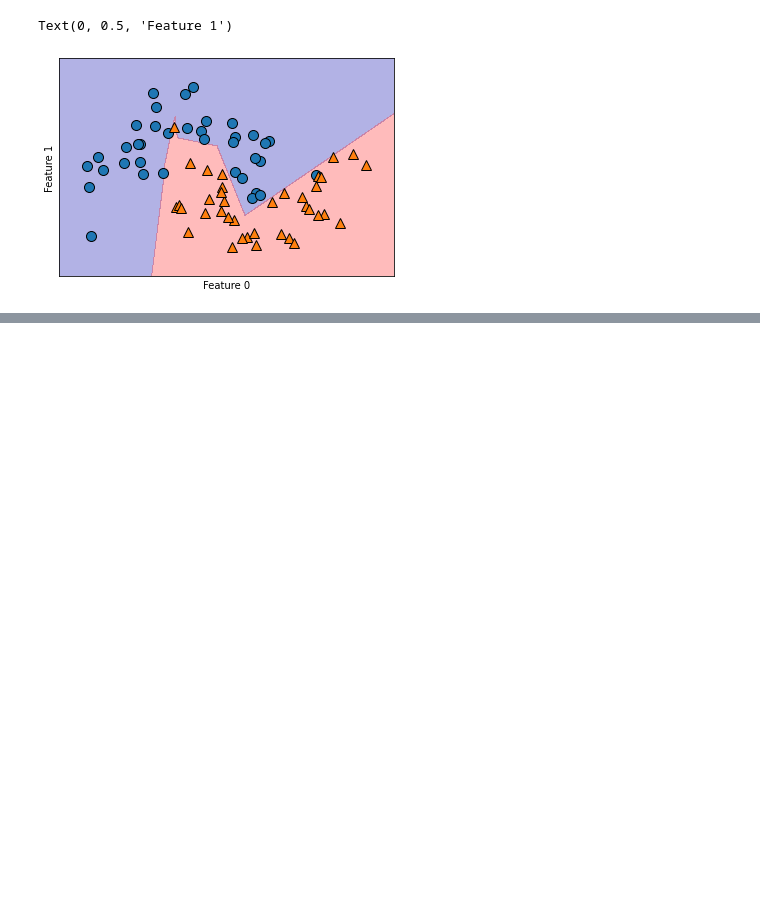
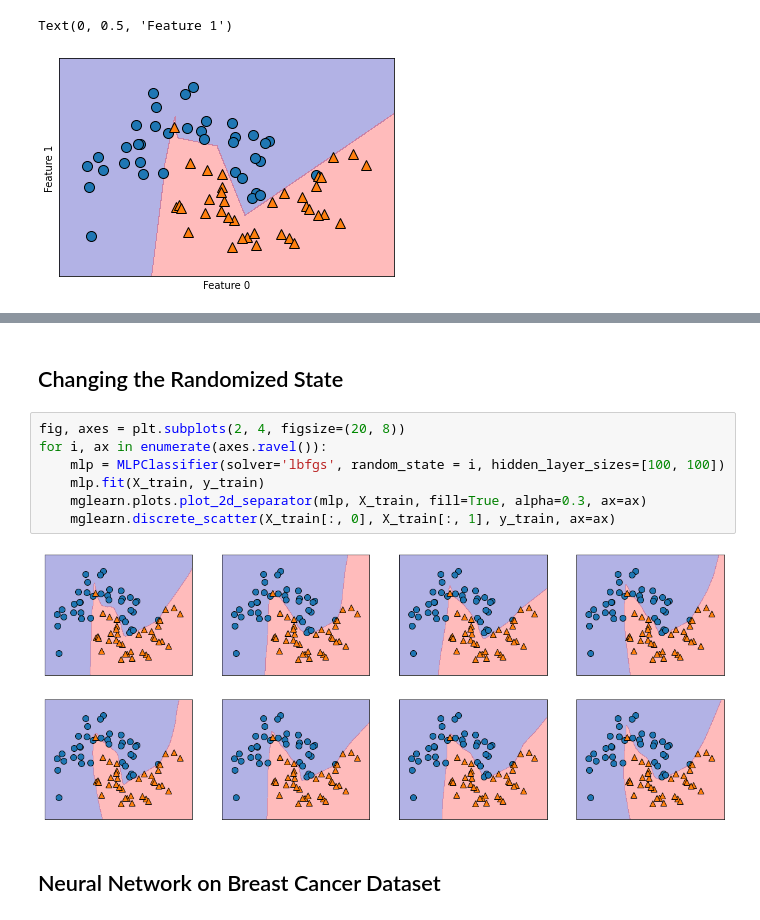
Before and after one commit to aryamanak10/Introduction-to-Machine-Learning-Book-Codes, a Jupyter notebook: Chapter 2/Deep Learning - Neural Networks.ipynb, the cells around one changed output, grey strips where cells are left out. Cells and saved outputs as stored; diff of their text form; blank space fills up the shorter version.

```diff
--- a/Chapter 2/Deep Learning - Neural Networks.ipynb
+++ b/Chapter 2/Deep Learning - Neural Networks.ipynb
@@ -52,0 +107,13 @@ Text(0, 0.5, 'Feature 1')
+# %% [markdown]
+## Changing the Randomized State
+# %%
+fig, axes = plt.subplots(2, 4, figsize=(20, 8))
+for i, ax in enumerate(axes.ravel()):
+    mlp = MLPClassifier(solver='lbfgs', random_state = i, hidden_layer_sizes=[100, 100])
+    mlp.fit(X_train, y_train)
+    mglearn.plots.plot_2d_separator(mlp, X_train, fill=True, alpha=0.3, ax=ax)
+    mglearn.discrete_scatter(X_train[:, 0], X_train[:, 1], y_train, ax=ax)
+# %% [output]
+[figure, added]
+# %% [markdown]
+## Neural Network on Breast Cancer Dataset
```
Also changed, not shown: parts of 26 cells of this notebook.
